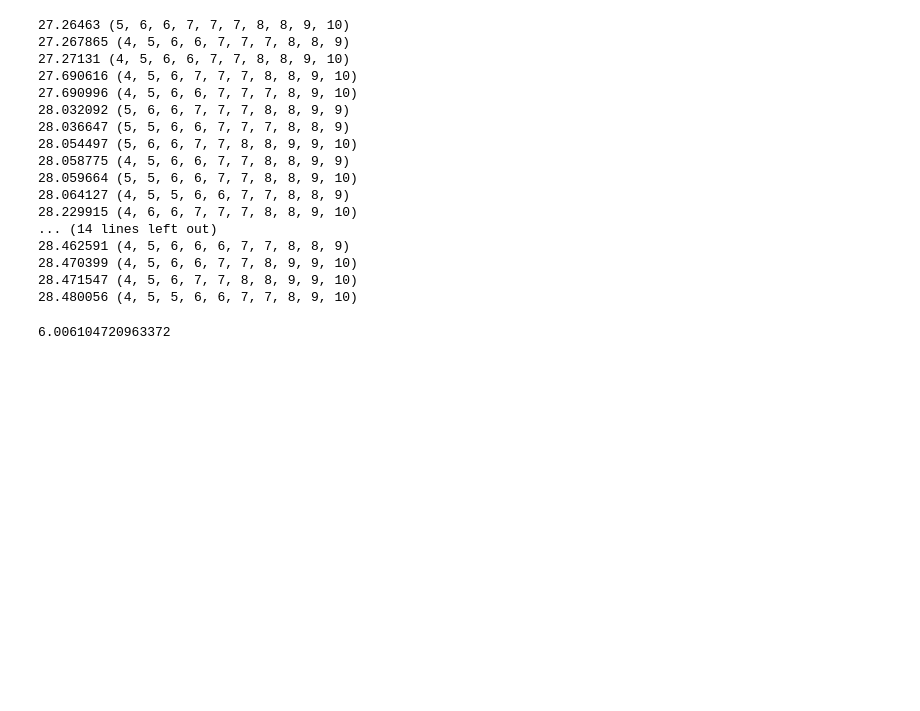
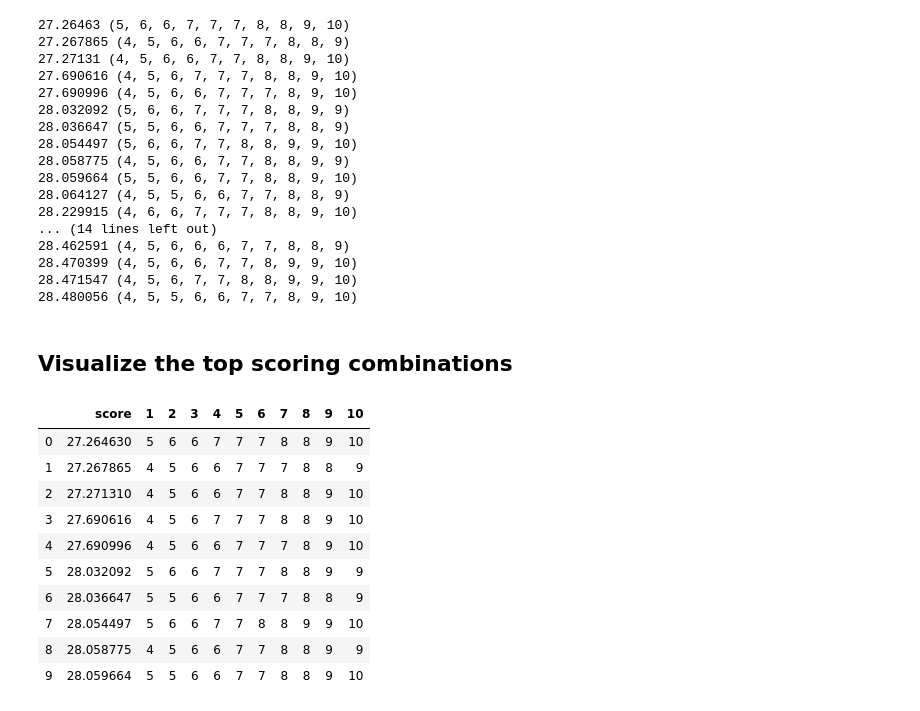
Before and after one commit to jessebmurray/random, a Jupyter notebook: dice_bingo.ipynb, the cells around one changed output. Drawn from its saved outputs; the diff is of its cells as text; code cells hidden in the pictures; blank space fills up the shorter version.

```diff
--- a/dice_bingo.ipynb
+++ b/dice_bingo.ipynb
@@ -244,11 +260,5 @@ analyze(scores_short, combinations_short, 30)
 28.470399 (4, 5, 6, 6, 7, 7, 8, 9, 9, 10)
 28.471547 (4, 5, 6, 7, 7, 8, 8, 9, 9, 10)
 28.480056 (4, 5, 5, 6, 6, 7, 7, 8, 9, 10)
-# %%
-sim_time = 0.02162197699546814
-
-sims = 1_000_000
-
-(sims * sim_time) / 60 / 60
-# %% [output]
-6.006104720963372
+# %% [markdown]
+## Visualize the top scoring combinations
@@ -254,0 +272,14 @@ sims = 1_000_000
+# %%
+df[:10]
+# %% [output]
+|  | score | 1 | 2 | 3 | 4 | 5 | 6 | 7 | 8 | 9 | 10 |
+| 0 | 27.264630 | 5 | 6 | 6 | 7 | 7 | 7 | 8 | 8 | 9 | 10 |
+| 1 | 27.267865 | 4 | 5 | 6 | 6 | 7 | 7 | 7 | 8 | 8 | 9 |
+| 2 | 27.271310 | 4 | 5 | 6 | 6 | 7 | 7 | 8 | 8 | 9 | 10 |
+| 3 | 27.690616 | 4 | 5 | 6 | 7 | 7 | 7 | 8 | 8 | 9 | 10 |
+| 4 | 27.690996 | 4 | 5 | 6 | 6 | 7 | 7 | 7 | 8 | 9 | 10 |
+| 5 | 28.032092 | 5 | 6 | 6 | 7 | 7 | 7 | 8 | 8 | 9 | 9 |
+| 6 | 28.036647 | 5 | 5 | 6 | 6 | 7 | 7 | 7 | 8 | 8 | 9 |
+| 7 | 28.054497 | 5 | 6 | 6 | 7 | 7 | 8 | 8 | 9 | 9 | 10 |
+| 8 | 28.058775 | 4 | 5 | 6 | 6 | 7 | 7 | 8 | 8 | 9 | 9 |
+| 9 | 28.059664 | 5 | 5 | 6 | 6 | 7 | 7 | 8 | 8 | 9 | 10 |
```
Also changed, not shown: parts of 12 cells of this notebook.
